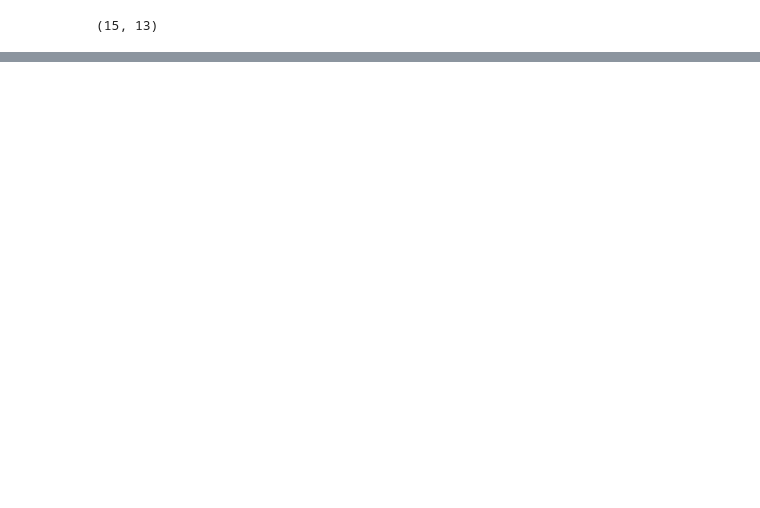
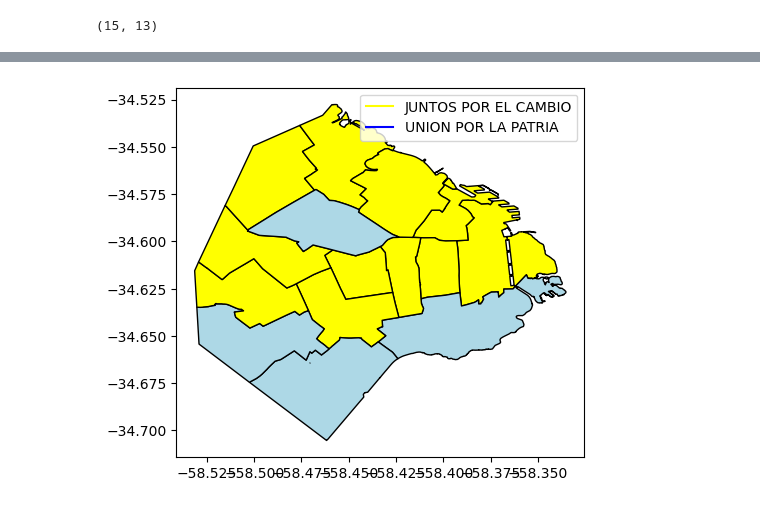
Before and after one commit to Leonel-Moron/TP_M4OP, a Jupyter notebook: Carpeta Prueba/Version df combinados.ipynb, the cells around one changed output, grey strips where cells are left out. Cells and saved outputs as stored; diff of their text form; code cells hidden in the pictures; blank space fills up the shorter version.

Commit message:
ya con mapa printeado x agrup

```diff
--- a/Carpeta Prueba/Version df combinados.ipynb
+++ b/Carpeta Prueba/Version df combinados.ipynb
@@ -475,0 +488,17 @@ df_mergeado.shape
+# %%
+colores = {'JUNTOS POR EL CAMBIO': 'yellow', 'UNION POR LA PATRIA': 'lightblue'}
+
+gdf['color'] = gdf['agrupacion_nombre'].map(colores)
+
+
+ax = gdf.plot(color=gdf['color'], edgecolor='black', legend=True, legend_kwds={'loc': 'upper right'})
+
+
+ax.plot([], [], color='yellow', label='JUNTOS POR EL CAMBIO')
+ax.plot([], [], color='blue', label='UNION POR LA PATRIA')
+
+ax.legend()
+
+plt.show()
+# %% [output]
+[figure, added]
```
Also changed, not shown: parts of 2 cells of this notebook.
